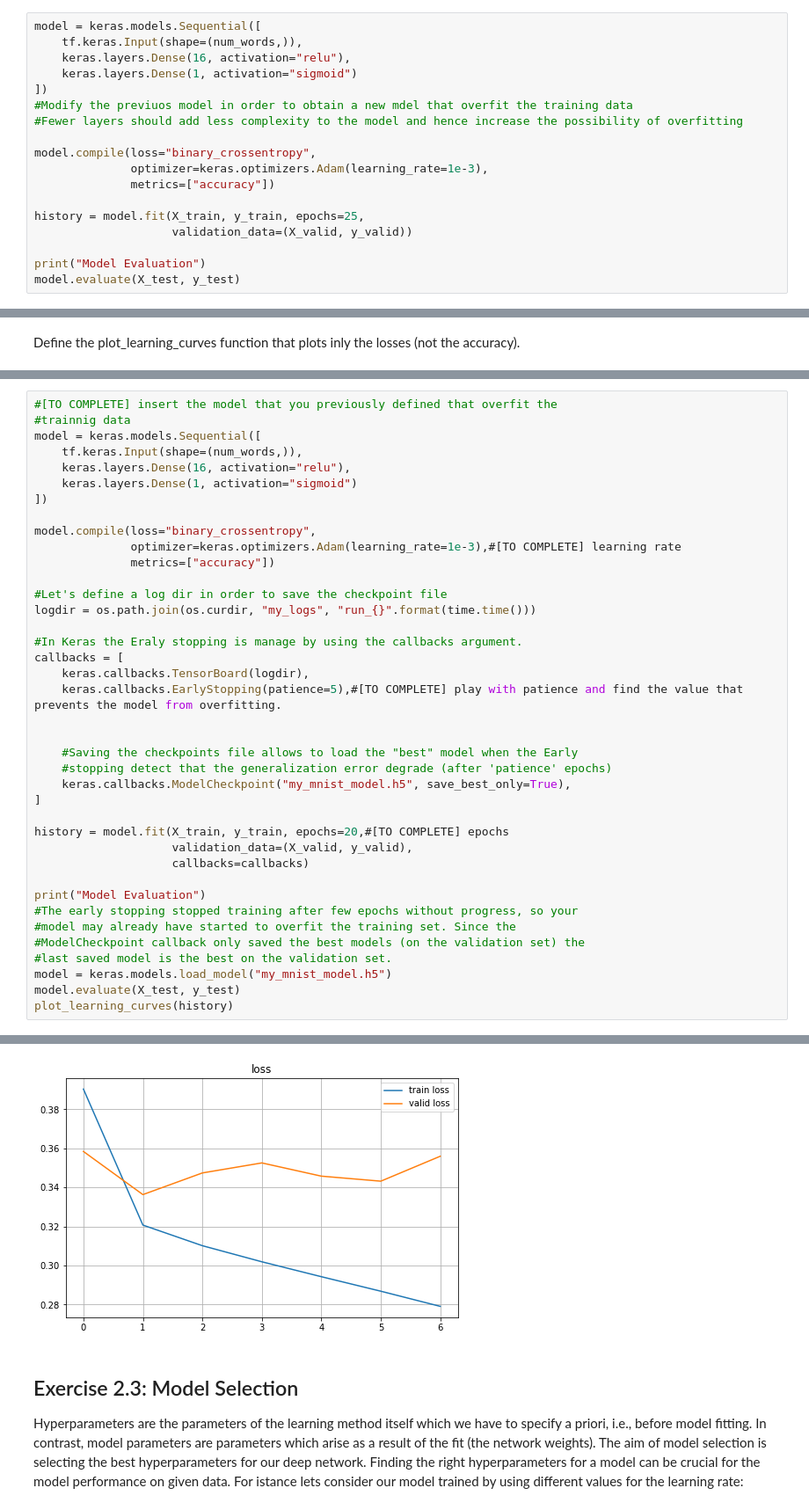
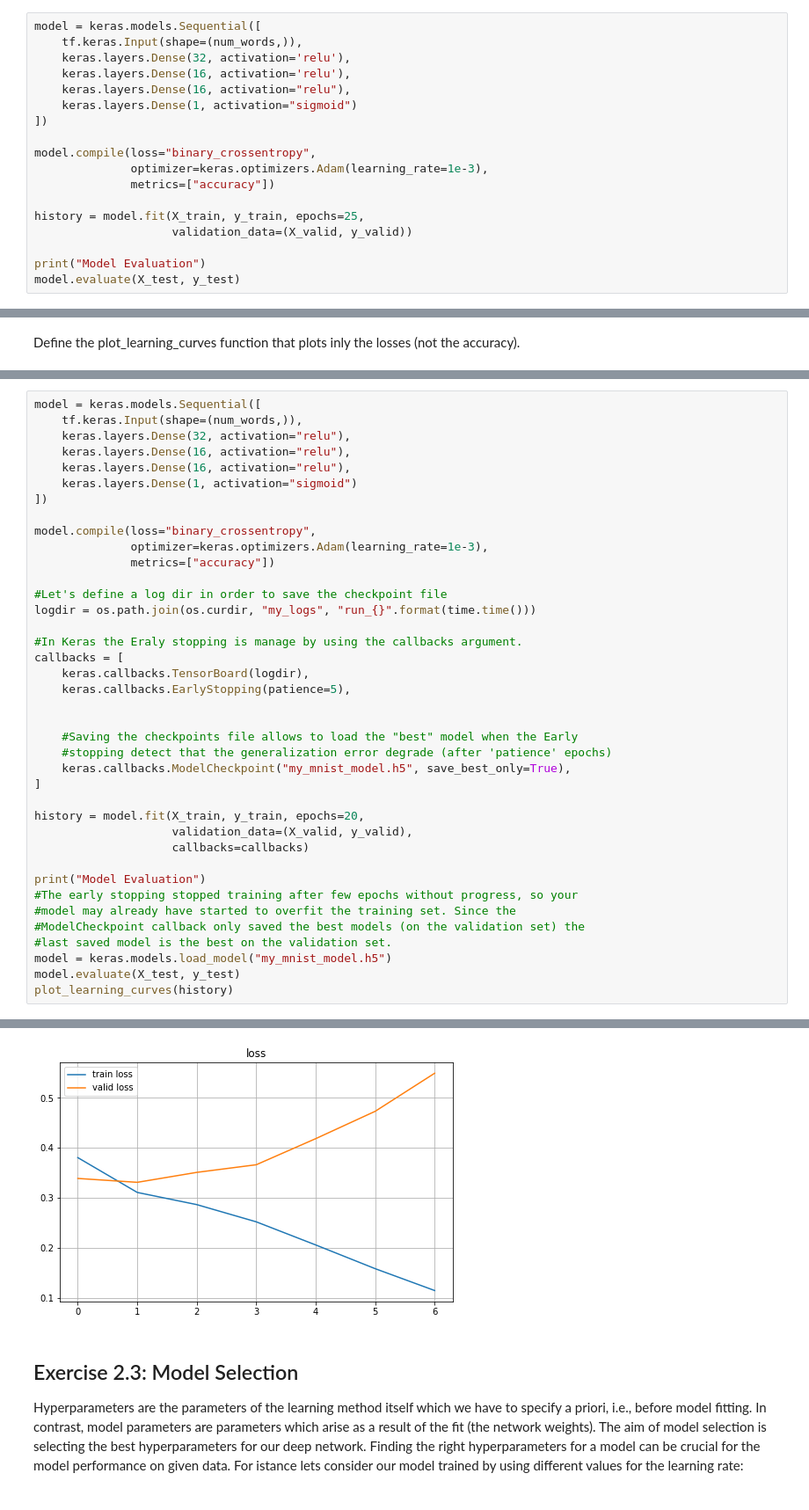
Before and after one commit to magnusdyremoe/Deep-Learning, a Jupyter notebook: HW2.ipynb, the cells around one changed output, grey strips where cells are left out. Shown: that part at 88% size. Cells and saved outputs as stored; diff of their text form.

```diff
--- a/HW2.ipynb
+++ b/HW2.ipynb
@@ -197,11 +194,11 @@ Overfitting can have many causes and usually is a combination of some of them, f
 # %%
 model = keras.models.Sequential([
     tf.keras.Input(shape=(num_words,)),
+    keras.layers.Dense(32, activation='relu'),
+    keras.layers.Dense(16, activation='relu'),
     keras.layers.Dense(16, activation="relu"),
     keras.layers.Dense(1, activation="sigmoid")
 ])
-#Modify the previuos model in order to obtain a new mdel that overfit the training data
-#Fewer layers should add less complexity to the model and hence increase the possibility of overfitting
 
 model.compile(loss="binary_crossentropy",
               optimizer=keras.optimizers.Adam(learning_rate=1e-3),
@@ -370,16 +371,16 @@ Model Evaluation
 
 Early Stopping is a form of regularization used to avoid overfitting. It is designed to monitor the generalization error of one model and stop training when generalization error begins to degrade. In order to evaluate the generalization error, early stopping requires that a validation dataset is evaluated during training. Then, when the validation error does not improve for a specific number of epochs (patience hyper-parameter), it stops the training phase.
 # %%
-#[TO COMPLETE] insert the model that you previously defined that overfit the
-#trainnig data
 model = keras.models.Sequential([
     tf.keras.Input(shape=(num_words,)),
+    keras.layers.Dense(32, activation="relu"),
+    keras.layers.Dense(16, activation="relu"),
     keras.layers.Dense(16, activation="relu"),
     keras.layers.Dense(1, activation="sigmoid")
 ])
 
 model.compile(loss="binary_crossentropy",
-              optimizer=keras.optimizers.Adam(learning_rate=1e-3),#[TO COMPLETE] learning rate
+              optimizer=keras.optimizers.Adam(learning_rate=1e-3),
               metrics=["accuracy"])
 
 #Let's define a log dir in order to save the checkpoint file
@@ -388,7 +389,7 @@ logdir = os.path.join(os.curdir, "my_logs", "run_{}".format(time.time()))
 #In Keras the Eraly stopping is manage by using the callbacks argument.
 callbacks = [
     keras.callbacks.TensorBoard(logdir),
-    keras.callbacks.EarlyStopping(patience=5),#[TO COMPLETE] play with patience and find the value that prevents the model from overfitting.
+    keras.callbacks.EarlyStopping(patience=5),
 
 
     #Saving the checkpoints file allows to load the "best" model when the Early
@@ -396,7 +397,7 @@ callbacks = [
     keras.callbacks.ModelCheckpoint("my_mnist_model.h5", save_best_only=True),
 ]
 
-history = model.fit(X_train, y_train, epochs=20,#[TO COMPLETE] epochs
+history = model.fit(X_train, y_train, epochs=20,
                     validation_data=(X_valid, y_valid),
                     callbacks=callbacks)
 
@@ -428,4 +429,4 @@ Model Evaluation
-[figure, old version]
+[figure, new version]
 # %% [markdown]
 ## Exercise 2.3: Model Selection
 
```
Also changed, not shown: parts of 23 cells of this notebook, 1 other file.
